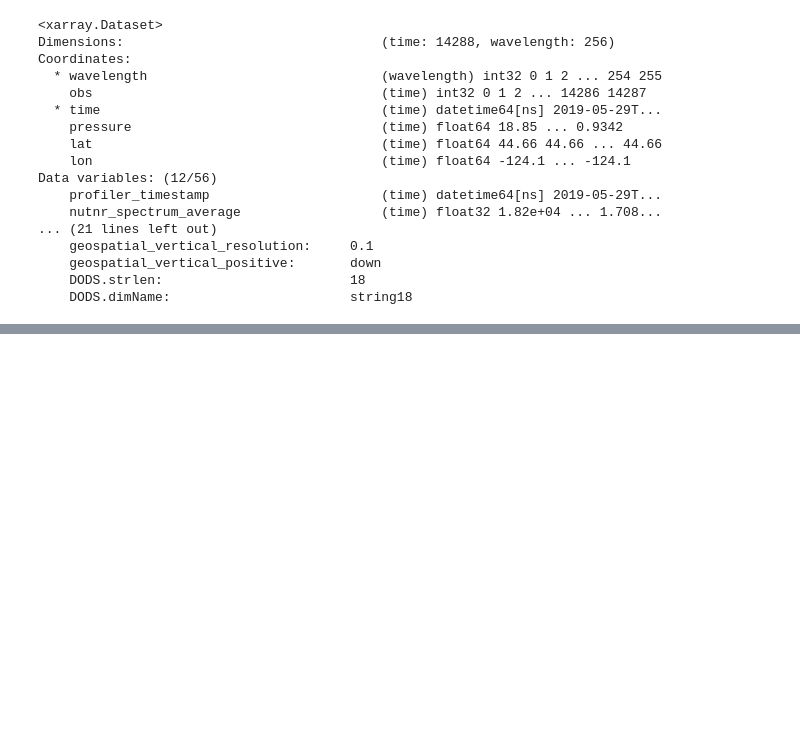
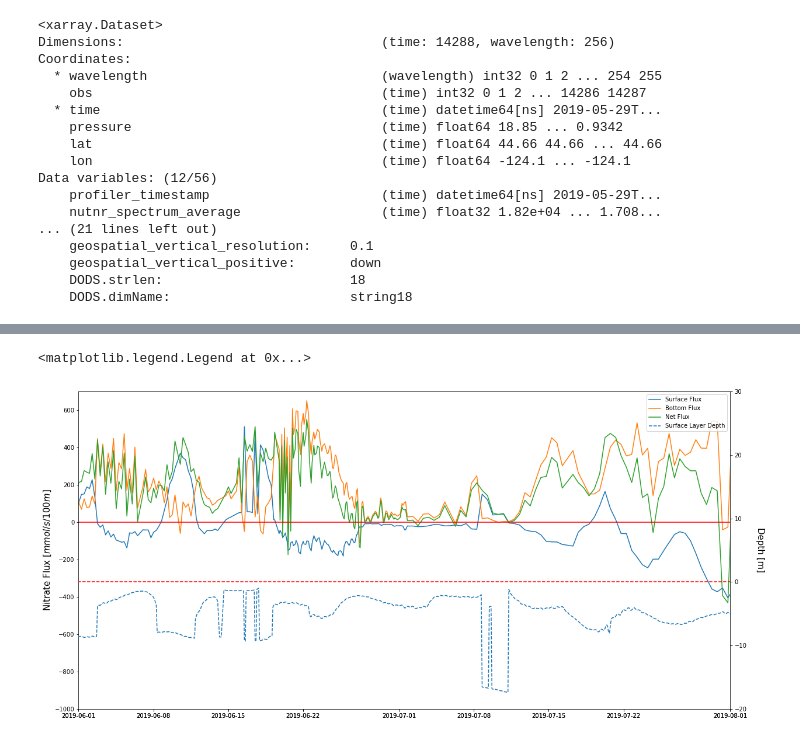
Before and after one commit to ascherer97/REU21, a Jupyter notebook: Nitrate_flux_v1.ipynb, the cells around one changed output, grey strips where cells are left out. Drawn from its saved outputs; the diff is of its cells as text; code cells hidden in the pictures; blank space fills up the shorter version.

```diff
--- a/Nitrate_flux_v1.ipynb
+++ b/Nitrate_flux_v1.ipynb
@@ -310,0 +250,39 @@ for i,nf in enumerate(nflux.T):
+# %%
+surface_flux = np.zeros(len(time_grid))
+bottom_flux = np.zeros(len(time_grid))
+
+for i,t in enumerate(time_grid):
+    for j,nf in enumerate(nflux[i]):
+        if ~np.isnan(nf):
+            if pressure_grid[j] <= -ds['zs_comb'].values[i]:
+                surface_flux[i] += nf
+            elif pressure_grid[j] > -ds['zs_comb'].values[i]:
+                bottom_flux[i] += nf
+
+delta_flux = surface_flux+bottom_flux
+# %%
+surf_mask = np.where(surface_flux != 0)
+bott_mask = np.where(bottom_flux != 0)
+zs_mask = ~np.isnan(ds['zs_comb'])
+
+nflux_label = [None]*4
+fig = plt.figure(figsize=(20,10))
+ax1 = fig.add_subplot(111)
+ax1.set_ylabel("Nitrate Flux [$mmol/s/100m$]", fontsize=15)
+ax2 = fig.add_subplot(111, sharex=ax1, frameon=False)
+ax2.yaxis.tick_right()
+ax2.yaxis.set_label_position("right")
+ax2.set_ylabel("Depth [m]", rotation=270, labelpad=30, fontsize=15)
+nflux_label[0], = (ax1.plot(time_grid[surf_mask],surface_flux[surf_mask]*100,label='Surface Flux'))
+nflux_label[1], = (ax1.plot(time_grid[surf_mask],bottom_flux[surf_mask]*100,label='Bottom Flux'))
+nflux_label[2], = (ax1.plot(time_grid[surf_mask],delta_flux[surf_mask]*100,label='Net Flux'))
+ax1.plot(time_grid,zeros,'r')
+nflux_label[3], = ax2.plot(time_grid[zs_mask],ds['zs_comb'].values[zs_mask],'--',label='Surface Layer Depth')
+ax2.plot(time_grid,zeros,'r--')
+plt.xlim([t1,t2])
+ax1.set_ylim([-1000,700])
+ax2.set_ylim([-20,30])
+plt.legend(handles=nflux_label)
+# %% [output]
+<matplotlib.legend.Legend at 0x...>
+[figure, added]
```
Also changed, not shown: parts of 26 cells of this notebook.
